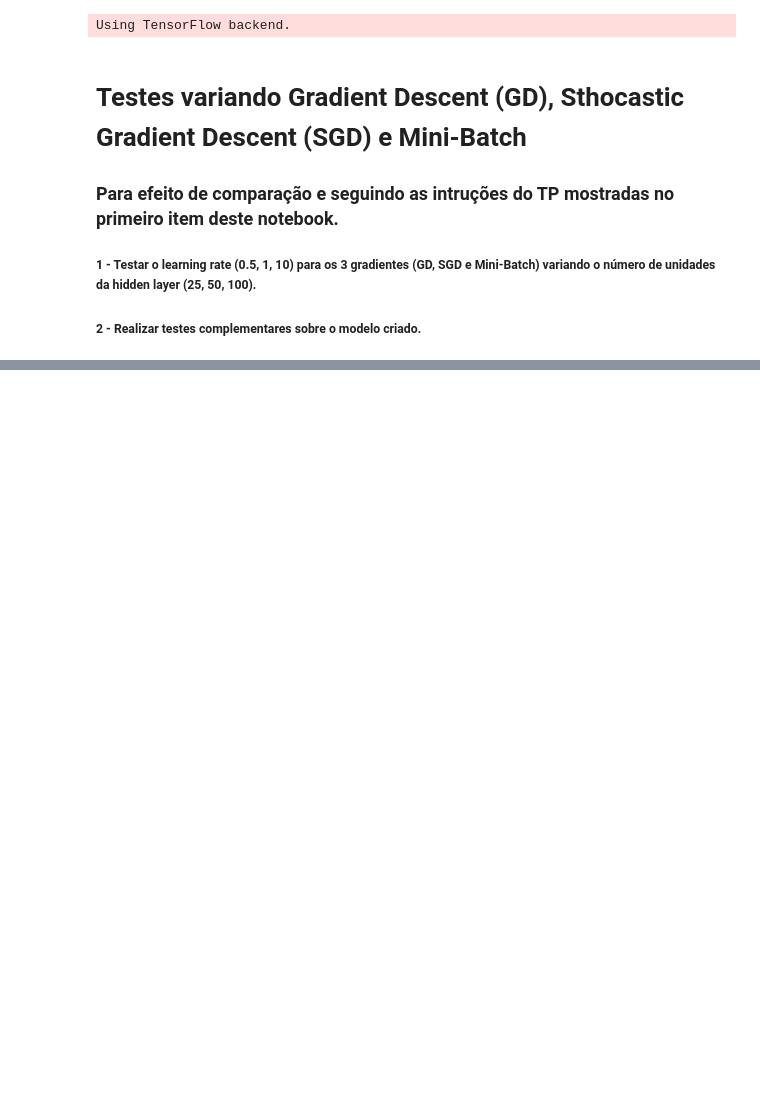
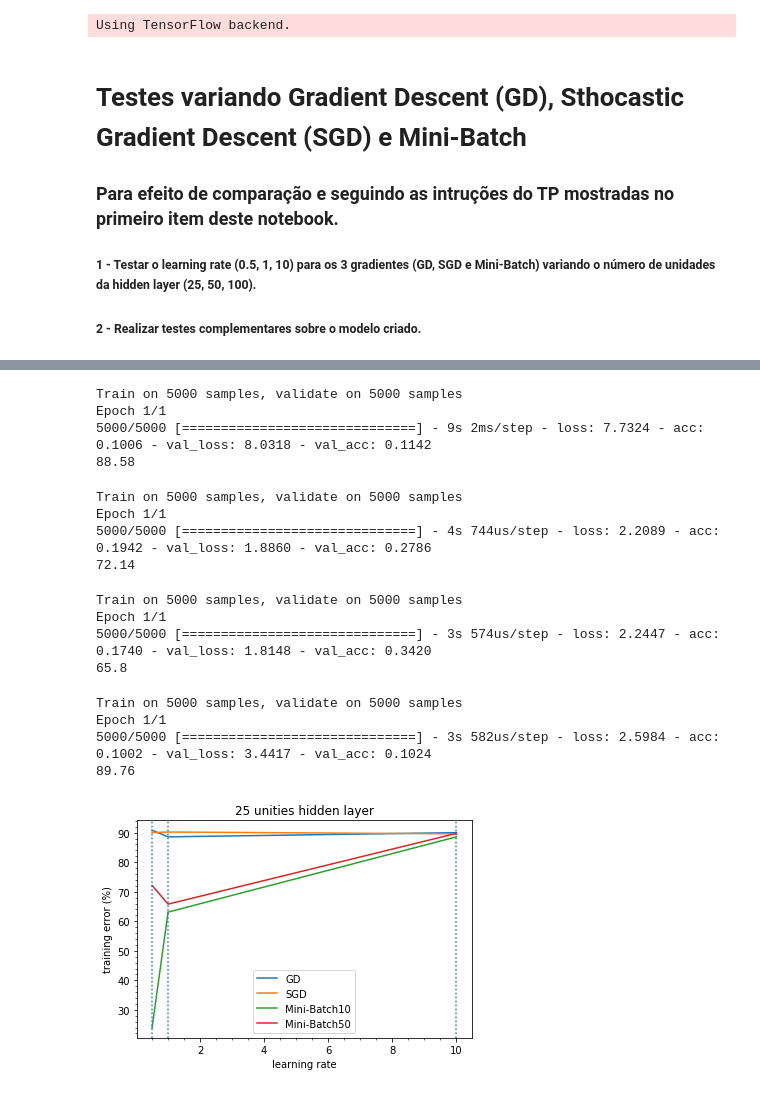
Before and after one commit to gesteves91/tp-ml, a Jupyter notebook: Neural-Network.ipynb, the cells around one changed output, grey strips where cells are left out. Cells and saved outputs as stored; diff of their text form; code cells hidden in the pictures; blank space fills up the shorter version.

```diff
--- a/Neural-Network.ipynb
+++ b/Neural-Network.ipynb
@@ -970,0 +144,27 @@ Primeiramente, vimos dos três gráficos moestrados acima que
+# %%
+inputsSGD = []
+inputsSGD.append([])
+inputsSGD.append([])
+inputsSGD.append([])
+outputsSGD = []
+outputsSGD.append([])
+outputsSGD.append([])
+outputsSGD.append([])
+# %%
+inputsMiniBatch10 = []
+inputsMiniBatch10.append([])
+inputsMiniBatch10.append([])
+inputsMiniBatch10.append([])
+outputsMiniBatch10 = []
+outputsMiniBatch10.append([])
+outputsMiniBatch10.append([])
+outputsMiniBatch10.append([])
+# %%
+inputsMiniBatch50 = []
+inputsMiniBatch50.append([])
+inputsMiniBatch50.append([])
+inputsMiniBatch50.append([])
+outputsMiniBatch50 = []
+outputsMiniBatch50.append([])
+outputsMiniBatch50.append([])
+outputsMiniBatch50.append([])
@@ -970,0 +235,50 @@ Primeiramente, vimos dos três gráficos moestrados acima que
+# %%
+# MB10, lr = 10, un = 25
+use_model(10, 25, 'mb10', 0)
+# %% [output]
+Train on 5000 samples, validate on 5000 samples
+Epoch 1/1
+5000/5000 [==============================] - 9s 2ms/step - loss: 7.7324 - acc: 0.1006 - val_loss: 8.0318 - val_acc: 0.1142
+88.58
+# %%
+# MB50, lr = 0.5, un = 25.
+use_model(0.5, 25, 'mb50', 0)
+# %% [output]
+Train on 5000 samples, validate on 5000 samples
+Epoch 1/1
+5000/5000 [==============================] - 4s 744us/step - loss: 2.2089 - acc: 0.1942 - val_loss: 1.8860 - val_acc: 0.2786
+72.14
+# %%
+# MB50, lr = 1, un = 25.
+use_model(1, 25, 'mb50', 0)
+# %% [output]
+Train on 5000 samples, validate on 5000 samples
+Epoch 1/1
+5000/5000 [==============================] - 3s 574us/step - loss: 2.2447 - acc: 0.1740 - val_loss: 1.8148 - val_acc: 0.3420
+65.8
+# %%
+# MB50, lr = 10, un = 25.
+use_model(10, 25, 'mb50', 0)
+# %% [output]
+Train on 5000 samples, validate on 5000 samples
+Epoch 1/1
+5000/5000 [==============================] - 3s 582us/step - loss: 2.5984 - acc: 0.1002 - val_loss: 3.4417 - val_acc: 0.1024
+89.76
+# %%
+index = 0
+
+plt.plot(inputsGD[index], outputsGD[index], label='GD')
+plt.plot(inputsSGD[index], outputsSGD[index], label='SGD')
+plt.plot(inputsMiniBatch10[index], outputsMiniBatch10[index], label='Mini-Batch10')
+plt.plot(inputsMiniBatch50[index], outputsMiniBatch50[index], label='Mini-Batch50')
+plt.xlabel('learning rate')
+plt.axvline(x=0.5, ls='dotted')
+plt.axvline(x=1, ls='dotted')
+plt.axvline(x=10, ls='dotted')
+plt.minorticks_on()
+plt.ylabel('training error (%)')
+plt.title("25 unities hidden layer")
+plt.legend()
+plt.show()
+# %% [output]
+[figure, added]
```
Also changed, not shown: parts of 84 cells of this notebook.
